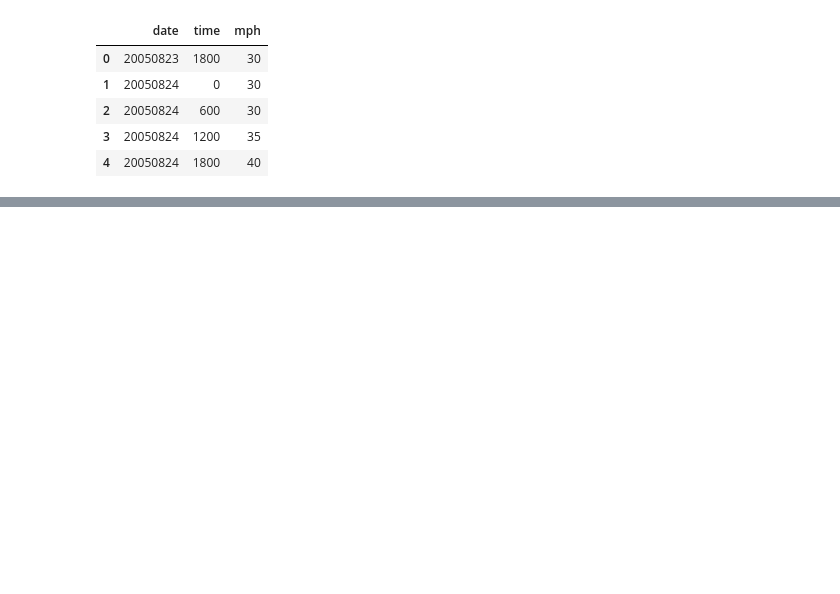
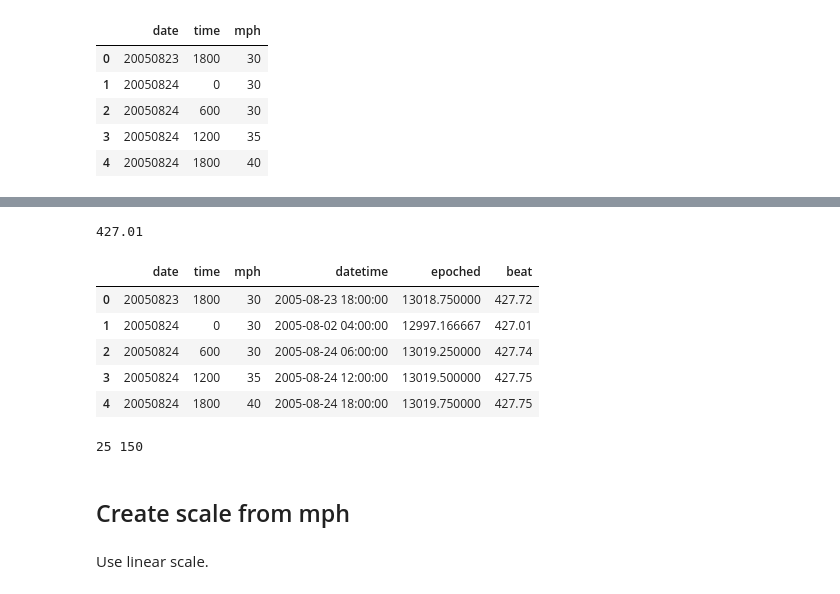
Before and after one commit to sbchou/Sonify-refugees, a Jupyter notebook: hurricanes/notebooks/SonifyKatrina.ipynb, the cells around one changed output, grey strips where cells are left out. Cells and saved outputs as stored; diff of their text form; code cells hidden in the pictures; blank space fills up the shorter version.

```diff
--- a/hurricanes/notebooks/SonifyKatrina.ipynb
+++ b/hurricanes/notebooks/SonifyKatrina.ipynb
@@ -34,0 +53,9 @@ df.to_csv("../data/KATRINA-2005-dateformatted.csv")
+# %%
+from miditime.miditime import MIDITime
+BPM = 120
+FILENAME = '../audio/katrina-sonify.mid'
+SEC_PER_YEAR = 6
+BASE_OCTAVE = 5
+OCTAVES = 1
+
+mymidi = MIDITime(BPM,FILENAME, SEC_PER_YEAR, BASE_OCTAVE, OCTAVES)
@@ -34,0 +64,2 @@ df.to_csv("../data/KATRINA-2005-dateformatted.csv")
+# %%
+df['epoched'] = df.datetime.apply(lambda x: mymidi.days_since_epoch(x))
@@ -34,0 +68,26 @@ df.to_csv("../data/KATRINA-2005-dateformatted.csv")
+# %%
+df['beat'] = df['epoched'].apply(lambda x: mymidi.beat(x))
+# %%
+START_TIME = df.beat.min() # beat doesn't start at 0 since we scaled our epoch seconds, so we just start at the first one.
+print(START_TIME)
+# %% [output]
+427.01
+# %%
+df.head()
+# %% [output]
+|  | date | time | mph | datetime | epoched | beat |
+| 0 | 20050823 | 1800 | 30 | 2005-08-23 18:00:00 | 13018.750000 | 427.72 |
+| 1 | 20050824 | 0 | 30 | 2005-08-02 04:00:00 | 12997.166667 | 427.01 |
+| 2 | 20050824 | 600 | 30 | 2005-08-24 06:00:00 | 13019.250000 | 427.74 |
+| 3 | 20050824 | 1200 | 35 | 2005-08-24 12:00:00 | 13019.500000 | 427.75 |
+| 4 | 20050824 | 1800 | 40 | 2005-08-24 18:00:00 | 13019.750000 | 427.75 |
+# %%
+MAX = df.mph.max()
+MIN = df.mph.min()
+print(MIN,MAX)
+# %% [output]
+25 150
+# %% [markdown]
+## Create scale from mph
+# %% [markdown]
+Use linear scale.
```
Also changed, not shown: parts of 17 cells of this notebook.
